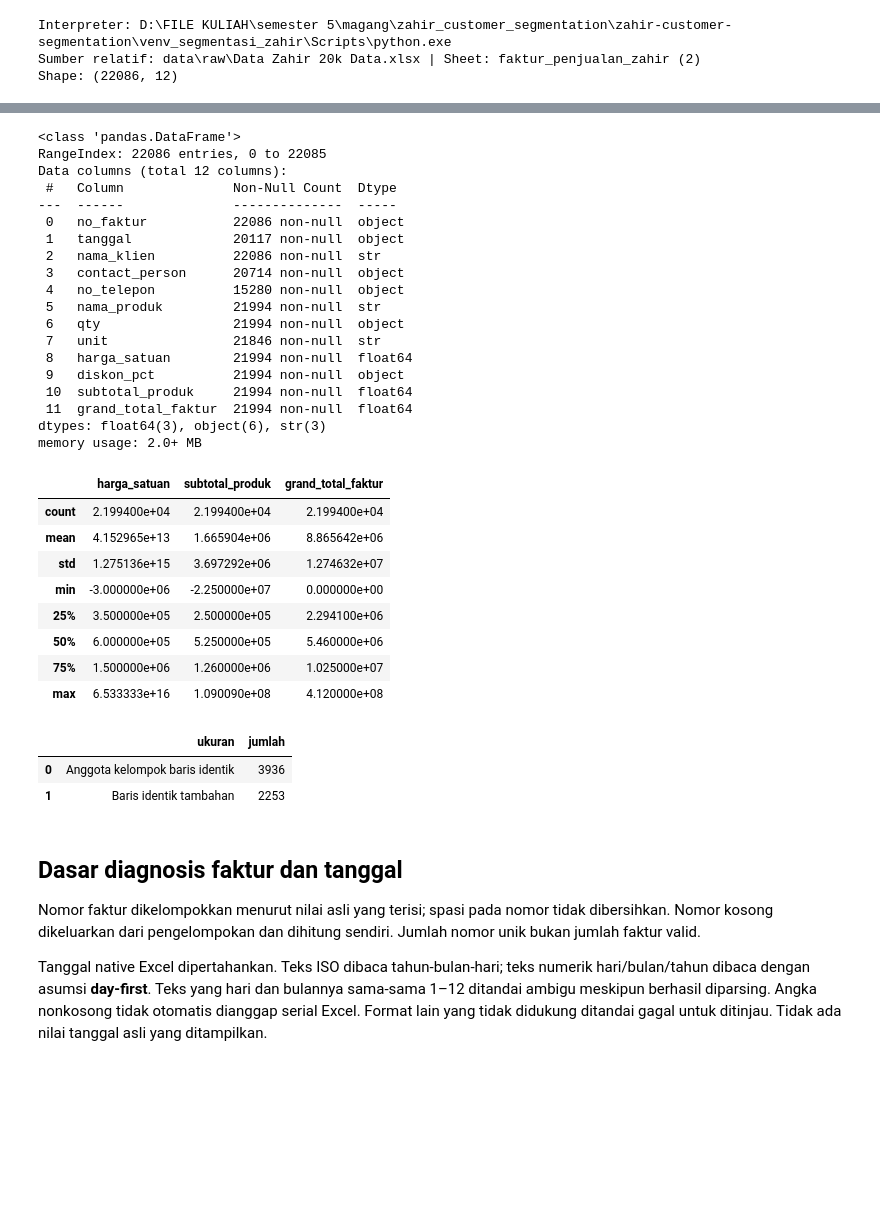
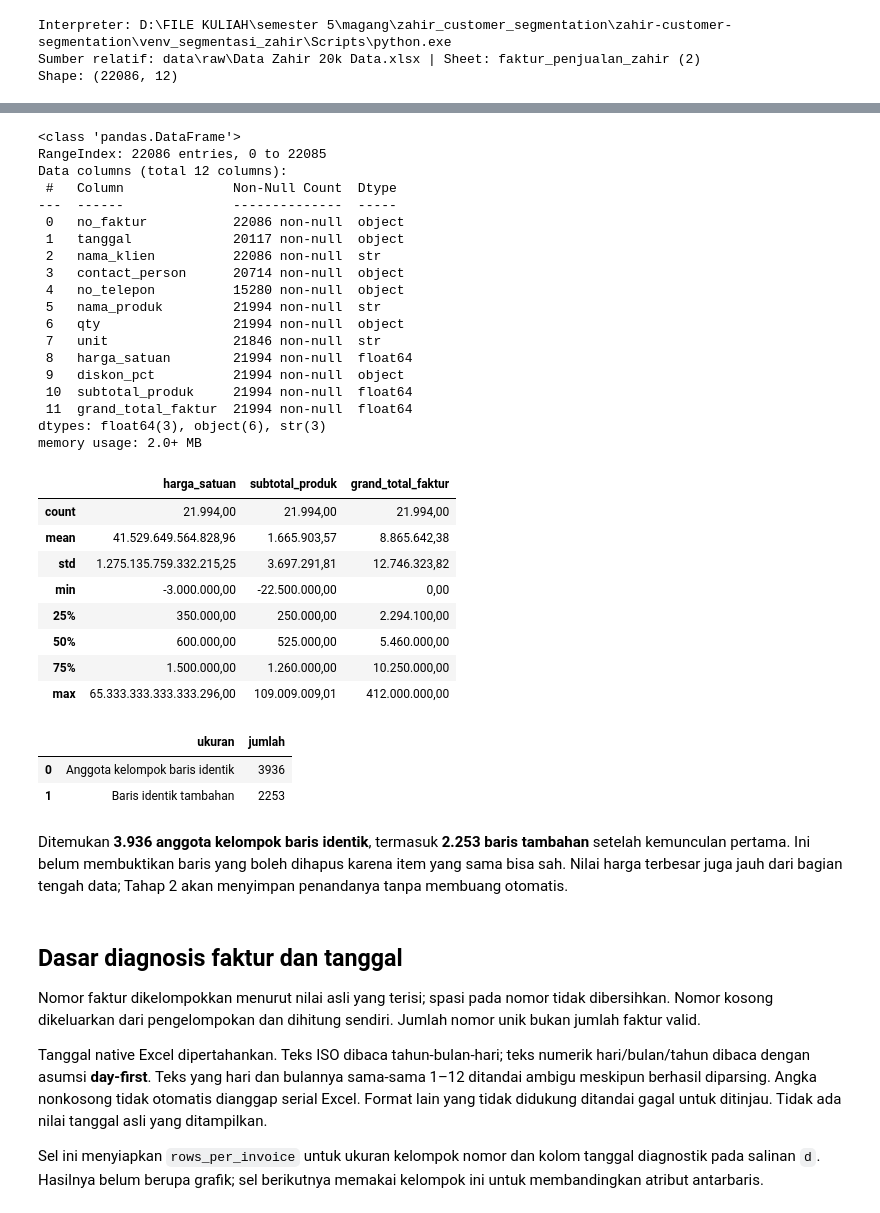
Before and after one commit to yafirafsanjani/zahir-customer-segmentation, a Jupyter notebook: segmentasi_pelanggan_zahir.ipynb, the cells around one changed output, grey strips where cells are left out. Drawn from its saved outputs; the diff is of its cells as text; code cells hidden in the pictures; blank space fills up the shorter version.

Commit message:
tahap 4 final

```diff
--- a/segmentasi_pelanggan_zahir.ipynb
+++ b/segmentasi_pelanggan_zahir.ipynb
@@ -14,7 +21,7 @@ import sys
 import numpy as np
 import pandas as pd
 import matplotlib.pyplot as plt
-from IPython.display import display
+from IPython.display import display, HTML
 
 ROOT = Path.cwd().resolve()
 SOURCE = ROOT / 'data' / 'raw' / 'Data Zahir 20k Data.xlsx'
@@ -36,6 +43,9 @@ d = df_raw.copy(deep=True)
 print('Interpreter:', sys.executable)
 print('Sumber relatif:', SOURCE.relative_to(ROOT), '| Sheet:', SHEET)
 print('Shape:', df_raw.shape)
+
+def desimal_id(v):
+    return f'{float(v):,.2f}'.replace(',', '_').replace('.', ',').replace('_', '.')
 # %% [output]
 Interpreter: D:\FILE KULIAH\semester 5\magang\zahir_customer_segmentation\zahir-customer-segmentation\venv_segmentasi_zahir\Scripts\python.exe
 Sumber relatif: data\raw\Data Zahir 20k Data.xlsx | Sheet: faktur_penjualan_zahir (2)
@@ -49,7 +63,7 @@ SAFE = ['nama_produk', 'qty', 'unit', 'harga_satuan', 'diskon_pct', 'subtotal_pr
 buf = io.StringIO()
 df_raw.info(buf=buf)
 print(buf.getvalue())
-display(df_raw[['harga_satuan', 'subtotal_produk', 'grand_total_faktur']].describe())
+display(HTML(df_raw[['harga_satuan', 'subtotal_produk', 'grand_total_faktur']].describe().to_html(float_format=desimal_id)))
 def blank(s):
     return s.isna() | s.map(lambda x: isinstance(x, str) and not x.strip())
 profile = pd.DataFrame({
@@ -60,49 +74,53 @@ profile = pd.DataFrame({
     'kosong_termasuk_spasi': df_raw.apply(lambda s: blank(s).sum())
 })
 
 IDENTITY = ['nama_klien', 'contact_person', 'no_telepon', 'no_faktur']
 
 identical_members = int(df_raw.duplicated(keep=False).sum())
 identical_extra = int(df_raw.duplicated(keep='first').sum())
 display(pd.DataFrame({'ukuran': ['Anggota kelompok baris identik', 'Baris identik tambahan'],
                       'jumlah': [identical_members, identical_extra]}))
 # %% [output]
 <class 'pandas.DataFrame'>
 RangeIndex: 22086 entries, 0 to 22085
 Data columns (total 12 columns):
  #   Column              Non-Null Count  Dtype
 ---  ------              --------------  -----
  0   no_faktur           22086 non-null  object
  1   tanggal             20117 non-null  object
  2   nama_klien          22086 non-null  str
  3   contact_person      20714 non-null  object
  4   no_telepon          15280 non-null  object
  5   nama_produk         21994 non-null  str
  6   qty                 21994 non-null  object
  7   unit                21846 non-null  str
  8   harga_satuan        21994 non-null  float64
  9   diskon_pct          21994 non-null  object
  10  subtotal_produk     21994 non-null  float64
  11  grand_total_faktur  21994 non-null  float64
 dtypes: float64(3), object(6), str(3)
 memory usage: 2.0+ MB
 |  | harga_satuan | subtotal_produk | grand_total_faktur |
-| count | 2.199400e+04 | 2.199400e+04 | 2.199400e+04 |
-| mean | 4.152965e+13 | 1.665904e+06 | 8.865642e+06 |
-| std | 1.275136e+15 | 3.697292e+06 | 1.274632e+07 |
-| min | -3.000000e+06 | -2.250000e+07 | 0.000000e+00 |
-| 25% | 3.500000e+05 | 2.500000e+05 | 2.294100e+06 |
-| 50% | 6.000000e+05 | 5.250000e+05 | 5.460000e+06 |
-| 75% | 1.500000e+06 | 1.260000e+06 | 1.025000e+07 |
-| max | 6.533333e+16 | 1.090090e+08 | 4.120000e+08 |
+| count | 21.994,00 | 21.994,00 | 21.994,00 |
+| mean | 41.529.649.564.828,96 | 1.665.903,57 | 8.865.642,38 |
+| std | 1.275.135.759.332.215,25 | 3.697.291,81 | 12.746.323,82 |
+| min | -3.000.000,00 | -22.500.000,00 | 0,00 |
+| 25% | 350.000,00 | 250.000,00 | 2.294.100,00 |
+| 50% | 600.000,00 | 525.000,00 | 5.460.000,00 |
+| 75% | 1.500.000,00 | 1.260.000,00 | 10.250.000,00 |
+| max | 65.333.333.333.333.296,00 | 109.009.009,01 | 412.000.000,00 |
 |  | ukuran | jumlah |
 | 0 | Anggota kelompok baris identik | 3936 |
 | 1 | Baris identik tambahan | 2253 |
+# %% [markdown]
+Ditemukan **3.936 anggota kelompok baris identik**, termasuk **2.253 baris tambahan** setelah kemunculan pertama. Ini belum membuktikan baris yang boleh dihapus karena item yang sama bisa sah. Nilai harga terbesar juga jauh dari bagian tengah data; Tahap 2 akan menyimpan penandanya tanpa membuang otomatis.
 # %% [markdown]
 ## Dasar diagnosis faktur dan tanggal
 Nomor faktur dikelompokkan menurut nilai asli yang terisi; spasi pada nomor tidak dibersihkan. Nomor kosong dikeluarkan dari pengelompokan dan dihitung sendiri. Jumlah nomor unik bukan jumlah faktur valid.
 
 Tanggal native Excel dipertahankan. Teks ISO dibaca tahun-bulan-hari; teks numerik hari/bulan/tahun dibaca dengan asumsi **day-first**. Teks yang hari dan bulannya sama-sama 1–12 ditandai ambigu meskipun berhasil diparsing. Angka nonkosong tidak otomatis dianggap serial Excel. Format lain yang tidak didukung ditandai gagal untuk ditinjau. Tidak ada nilai tanggal asli yang ditampilkan.
+
+Sel ini menyiapkan `rows_per_invoice` untuk ukuran kelompok nomor dan kolom tanggal diagnostik pada salinan `d`. Hasilnya belum berupa grafik; sel berikutnya memakai kelompok ini untuk membandingkan atribut antarbaris.
 # %%
 invoice_blank = blank(d['no_faktur'])
 g = d.loc[~invoice_blank].groupby('no_faktur', sort=False, dropna=False)
```
Also changed, not shown: parts of 145 cells of this notebook.
